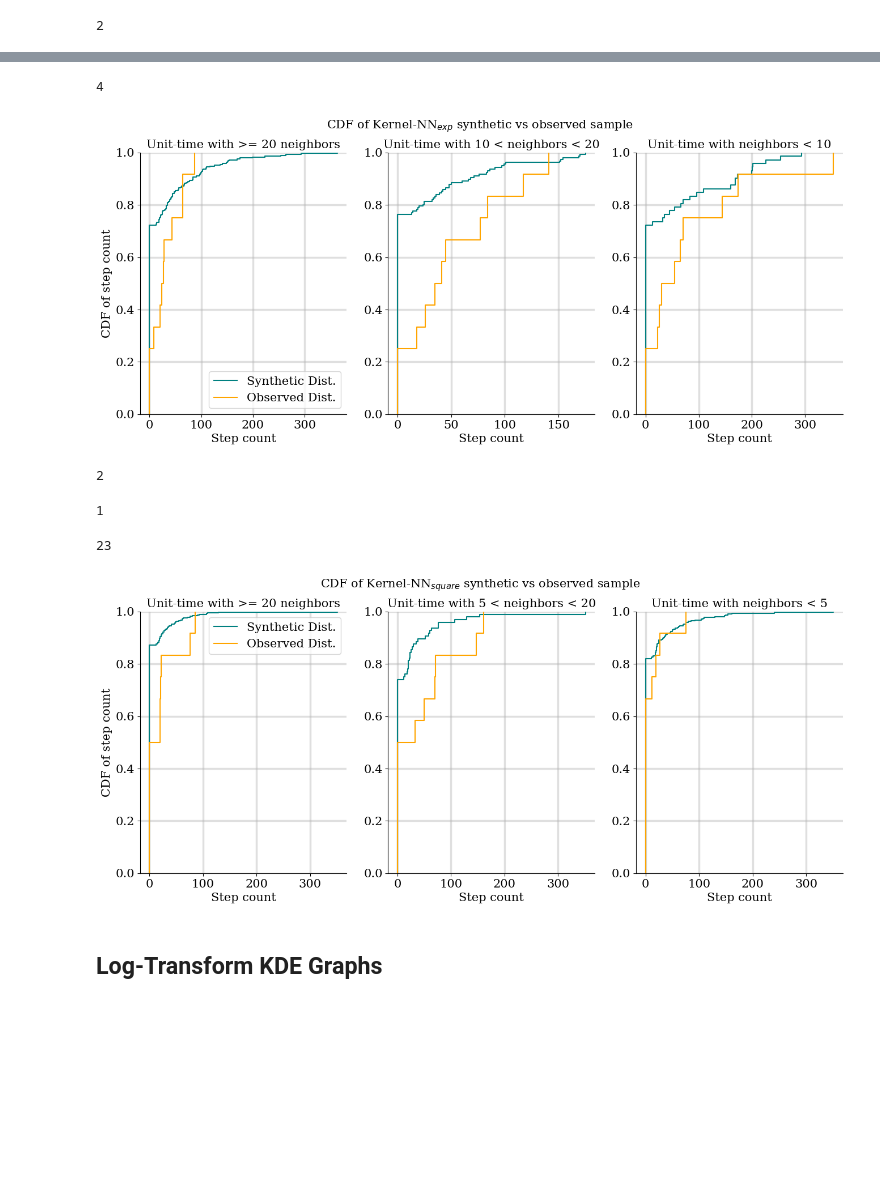
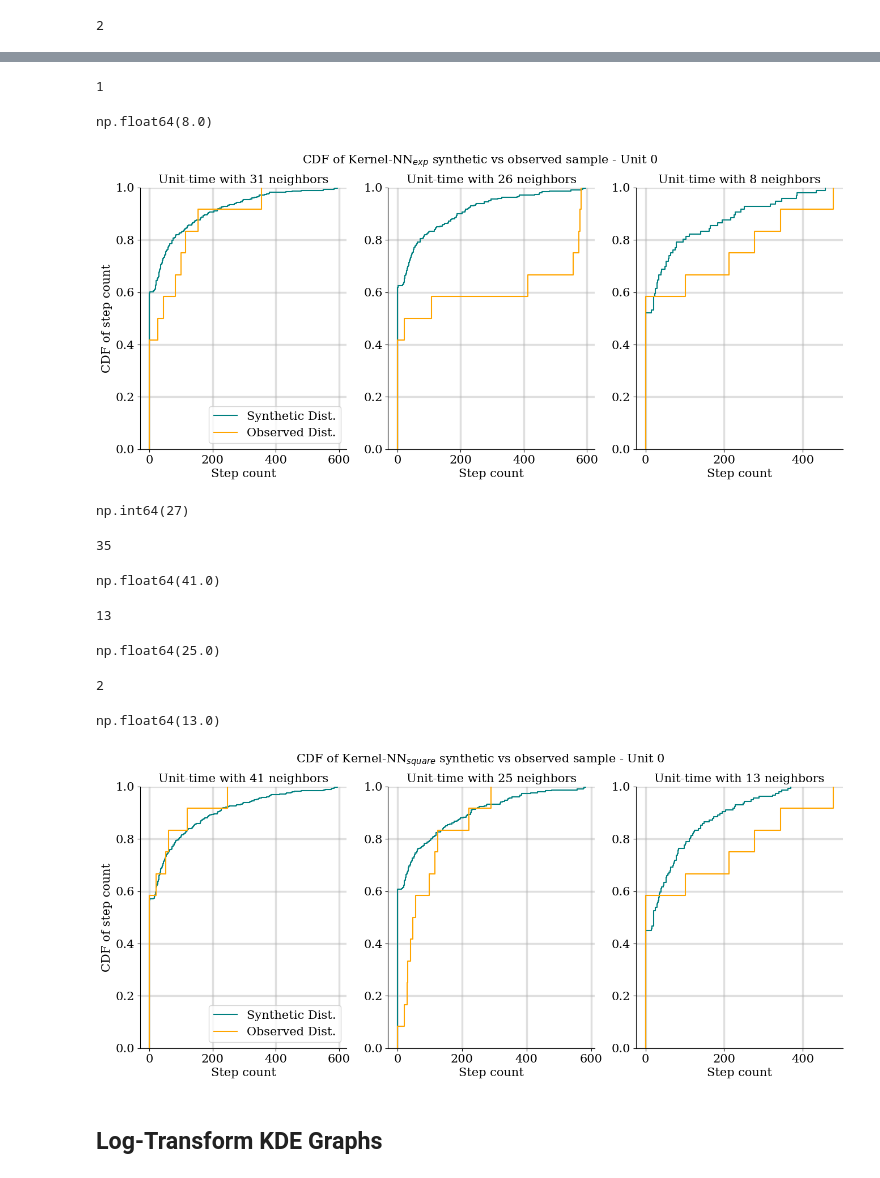
Before and after one commit to calebchin/Heartsteps-DNN, a Jupyter notebook: notebooks/plots.ipynb, the cells around one changed output, grey strips where cells are left out. Drawn from its saved outputs; the diff is of its cells as text; code cells hidden in the pictures; blank space fills up the shorter version.

```diff
--- a/notebooks/plots.ipynb
+++ b/notebooks/plots.ipynb
@@ -46,13 +43,13 @@ mss = ['x', 'o', '>', 's', 'D', '>', 'D', '>', 's', 'o', 'D']
 # %% [markdown]
 ## Import data
 # %%
-mmd_estimates_exp = np.load("../data_checkpoints/mmd_exp_estimates_v6.npy", allow_pickle = True)
-mmd_estimates_sq = np.load("../data_checkpoints/mmd_sq_estimates_v6.npy", allow_pickle = True)
-ws2_estimates = np.load("../data_checkpoints/ws2_estimates_v6.npy")
+# mmd_estimates_exp = np.load("../data_checkpoints/mmd_exp_estimates_v6.npy", allow_pickle = True)
+# mmd_estimates_sq = np.load("../data_checkpoints/mmd_sq_estimates_v6.npy", allow_pickle = True)
+# ws2_estimates = np.load("../data_checkpoints/ws2_estimates_v6.npy")
 
-nn_ws2 = np.load('../data_checkpoints/ws2_nncount_v6.npy')
-nn_mmd_exp = np.load('../data_checkpoints/mmd_exp_nncount_v6.npy')
-nn_mmd_sq = np.load('../data_checkpoints/mmd_sq_nncount_v6.npy')
+# nn_ws2 = np.load('../data_checkpoints/ws2_nncount_v6.npy')
+# nn_mmd_exp = np.load('../data_checkpoints/mmd_exp_nncount_v6.npy')
+# nn_mmd_sq = np.load('../data_checkpoints/mmd_sq_nncount_v6.npy')
 
 M_hs = np.load("../data_checkpoints/heartsteps_data.npy")
 A_hs = np.load("../data_checkpoints/heartsteps_mask.npy")
@@ -243,12 +268,15 @@ mmd_exp_j_mid = mid_nn_mmd_exp[0][rand_num]
 # %%
-random.seed(a=39)
-poor_nn_mmd_exp = np.nonzero((nn_mmd_exp[10] < 8))
+random.seed(a=1)
+poor_nn_mmd_exp = np.nonzero((nn_mmd_exp[0] < 10))
 print(len(poor_nn_mmd_exp[0]))
 rand_num = random.randrange(len(poor_nn_mmd_exp[0]))
-mmd_exp_i_poor = 10 #poor_nn_ws2[0][rand_num]
+mmd_exp_i_poor = 0 #poor_nn_ws2[0][rand_num]
 mmd_exp_j_poor = poor_nn_mmd_exp[0][rand_num]
+
+nn_mmd_exp[mmd_exp_i_poor, mmd_exp_j_poor]
 # %% [output]
-4
+1
+np.float64(8.0)
 # %%
 save_ws2_high = ws2_j
 save_ws2_mid = ws2_j_mid
@@ -263,17 +291,17 @@ ax1.ecdf(M_hs[mmd_exp_i_high, mmd_exp_j_high].flatten(), color="orange")
 ax1.legend(["Synthetic Dist."] + ["Observed Dist."])
 ax1.set_xlabel("Step count")
 ax1.set_ylabel("CDF of step count")
-ax1.set_title("Unit-time with >= 20 neighbors")
+ax1.set_title("Unit-time with 31 neighbors")
 
 ax2.ecdf(mmd_estimates_exp[mmd_exp_i_mid][mmd_exp_j_mid].flatten(),color = "teal")
 ax2.ecdf(M_hs[mmd_exp_i_mid, mmd_exp_j_mid].flatten(), color="orange")
 ax2.set_xlabel("Step count")
-ax2.set_title("Unit-time with 10 < neighbors < 20")
+ax2.set_title("Unit-time with 26 neighbors")
 
 ax3.ecdf(mmd_estimates_exp[mmd_exp_i_poor][mmd_exp_j_poor].flatten(),color = "teal")
 ax3.ecdf(M_hs[mmd_exp_i_poor, mmd_exp_j_poor].flatten(), color="orange")
 ax3.set_xlabel("Step count")
-ax3.set_title("Unit-time with neighbors < 10")
+ax3.set_title("Unit-time with 8 neighbors")
 
 ax1.spines['top'].set_visible(False)
 ax1.spines['right'].set_visible(False)
@@ -289,77 +317,90 @@ ax3.spines['top'].set_visible(False)
 ax3.spines['right'].set_visible(False)
 ax3.grid(True, alpha=0.4)
 
-fig.suptitle("CDF of Kernel-NN$_{exp}$ synthetic vs observed sample")
+fig.suptitle("CDF of Kernel-NN$_{exp}$ synthetic vs observed sample - Unit 0")
 #ks_error_ws2_estimates[ws2_i, ws2_j]
-plt.savefig("cdf_mmd_exp_nn.pdf", bbox_inches = "tight")
+plt.savefig("cdf_mmd_exp_nn_updated.pdf", bbox_inches = "tight")
 # %% [output]
-[figure, old version]
+[figure, new version]
+# %%
+mmd_exp_j_mid
+# %% [output]
+np.int64(27)
 # %%
 random.seed(a=265)
-high_nn_mmd_sq= np.nonzero((nn_mmd_sq[33] >= 20) & (np.count_nonzero(M_hs[33].squeeze(axis = -1), axis = 1) > 5))
+high_nn_mmd_sq= np.nonzero((nn_mmd_sq[0] >= 30)) #& (np.count_nonzero(M_hs[33].squeeze(axis = -1), axis = 1) > 5))
 rand_num = random.randrange(len(high_nn_mmd_sq[0]))
 print(len(high_nn_mmd_sq[0]))
-mmd_sq_i_high = 33 #high_nn_ws2[0][rand_num]
+mmd_sq_i_high = 0 #high_nn_ws2[0][rand_num]
 mmd_sq_j_high = high_nn_mmd_sq[0][rand_num]
+
+nn_mmd_sq[mmd_sq_i_high][mmd_sq_j_high]
 # %% [output]
-2
+35
+np.float64(41.0)
 # %%
-random.seed(a=4)
-mid_nn_mmd_sq = np.nonzero((nn_mmd_sq[33] < 20) & (nn_mmd_sq[33] > 5) & (np.count_nonzero(M_hs[33].squeeze(axis = -1), axis = 1) > 5))
+random.seed(a=100)
+mid_nn_mmd_sq = np.nonzero((nn_mmd_sq[0] < 30) & (nn_mmd_sq[0] > 20)) #& (np.count_nonzero(M_hs[33].squeeze(axis = -1), axis = 1) > 5))
 print(len(mid_nn_mmd_sq[0]))
 rand_num = random.randrange(len(mid_nn_mmd_sq[0]))
-mmd_sq_i_mid = 33 #mid_nn_ws2[0][rand_num]
+mmd_sq_i_mid = 0 #mid_nn_ws2[0][rand_num]
 mmd_sq_j_mid = mid_nn_mmd_sq[0][rand_num]
+
+nn_mmd_sq[mmd_sq_i_mid, mmd_sq_j_mid]
 # %% [output]
-1
+13
+np.float64(25.0)
 # %%
 random.seed(a=10)
-poor_nn_mmd_sq = np.nonzero((nn_mmd_exp[33] < 10))
+poor_nn_mmd_sq = np.nonzero((nn_mmd_sq[0] < 20))
 print(len(poor_nn_mmd_sq[0]))
 rand_num = random.randrange(len(poor_nn_mmd_sq[0]))
-mmd_sq_i_poor = 33 #poor_nn_ws2[0][rand_num]
+mmd_sq_i_poor = 0 #poor_nn_ws2[0][rand_num]
 mmd_sq_j_poor = poor_nn_mmd_sq[0][rand_num]
+
+nn_mmd_sq[mmd_sq_i_poor, mmd_sq_j_poor]
 # %% [output]
-23
+2
+np.float64(13.0)
 # %%
 fig, (ax1, ax2, ax3) = plt.subplots(figsize = (16, 6), ncols = 3)
 
 ax1.ecdf(mmd_estimates_sq[mmd_sq_i_high][mmd_sq_j_high].flatten(),color = "teal")
 ax1.ecdf(M_hs[mmd_sq_i_high, mmd_sq_j_high].flatten(), color="orange")
 ax1.legend(["Synthetic Dist."] + ["Observed Dist."])
 ax1.set_xlabel("Step count")
 ax1.set_ylabel("CDF of step count")
-ax1.set_title("Unit-time with >= 20 neighbors")
+ax1.set_title("Unit-time with 41 neighbors")
 
 ax2.ecdf(mmd_estimates_sq[mmd_sq_i_mid][mmd_sq_j_mid].flatten(),color = "teal")
 ax2.ecdf(M_hs[mmd_sq_i_mid, mmd_sq_j_mid].flatten(), color="orange")
 ax2.set_xlabel("Step count")
-ax2.set_title("Unit-time with 5 < neighbors < 20")
+ax2.set_title("Unit-time with 25 neighbors")
 
 ax3.ecdf(mmd_estimates_sq[mmd_sq_i_poor][mmd_sq_j_poor].flatten(),color = "teal")
 ax3.ecdf(M_hs[mmd_sq_i_poor, mmd_sq_j_poor].flatten(), color="orange")
 ax3.set_xlabel("Step count")
-ax3.set_title("Unit-time with neighbors < 5")
+ax3.set_title("Unit-time with 13 neighbors")
 
 ax1.spines['top'].set_visible(False)
 ax1.spines['right'].set_visible(False)
 ax1.grid(True, alpha=0.4)
 
 
 ax2.spines['top'].set_visible(False)
 ax2.spines['right'].set_visible(False)
 ax2.grid(True, alpha=0.4)
 
 
 ax3.spines['top'].set_visible(False)
 ax3.spines['right'].set_visible(False)
 ax3.grid(True, alpha=0.4)
 
-fig.suptitle("CDF of Kernel-NN$_{square}$ synthetic vs observed sample")
+fig.suptitle("CDF of Kernel-NN$_{square}$ synthetic vs observed sample - Unit 0")
 #ks_error_ws2_estimates[ws2_i, ws2_j]
-plt.savefig("cdf_mmd_sq_nn.pdf", bbox_inches = "tight")
+plt.savefig("cdf_mmd_sq_nn_updated.pdf", bbox_inches = "tight")
 # %% [output]
-[figure, old version]
+[figure, new version]
 # %% [markdown]
 ## Log-Transform KDE Graphs
 # %%
```
Also changed, not shown: parts of 108 cells of this notebook, 13 other files.
